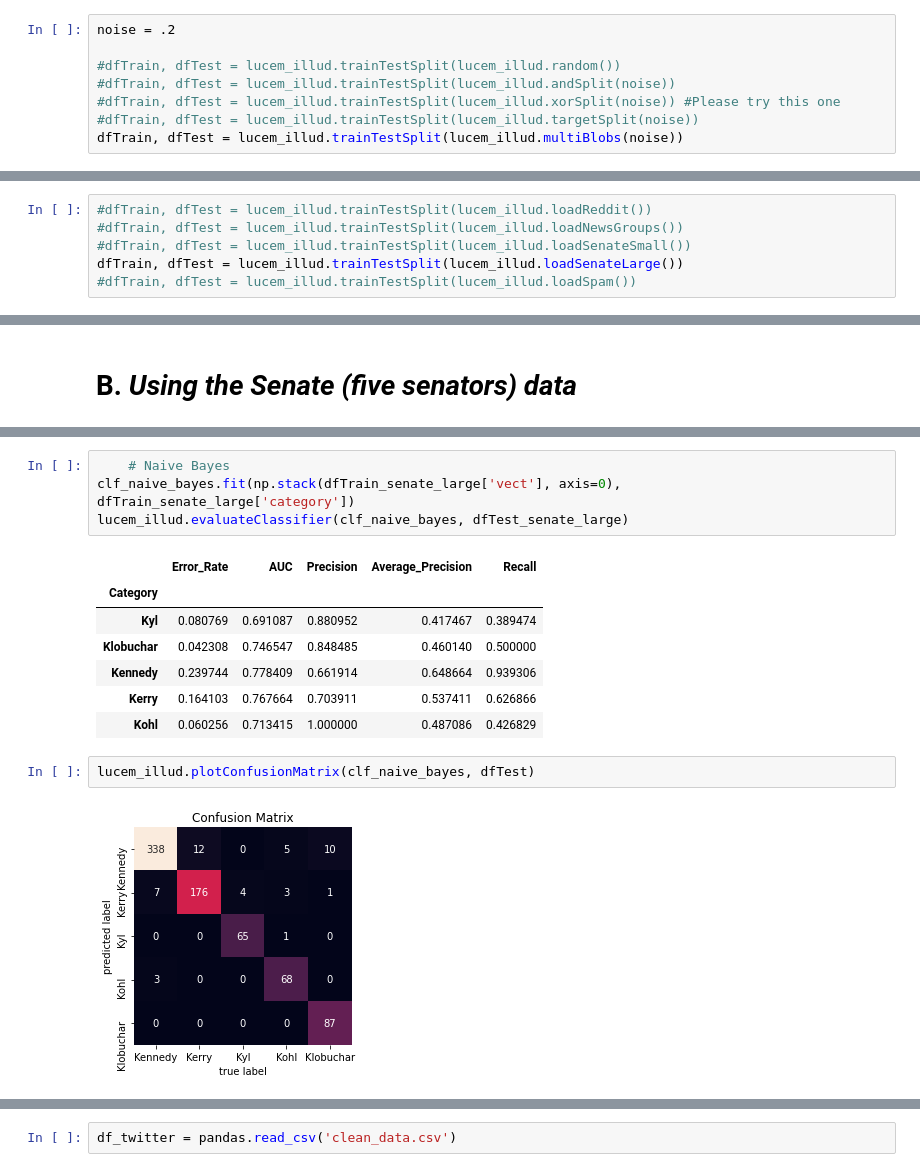
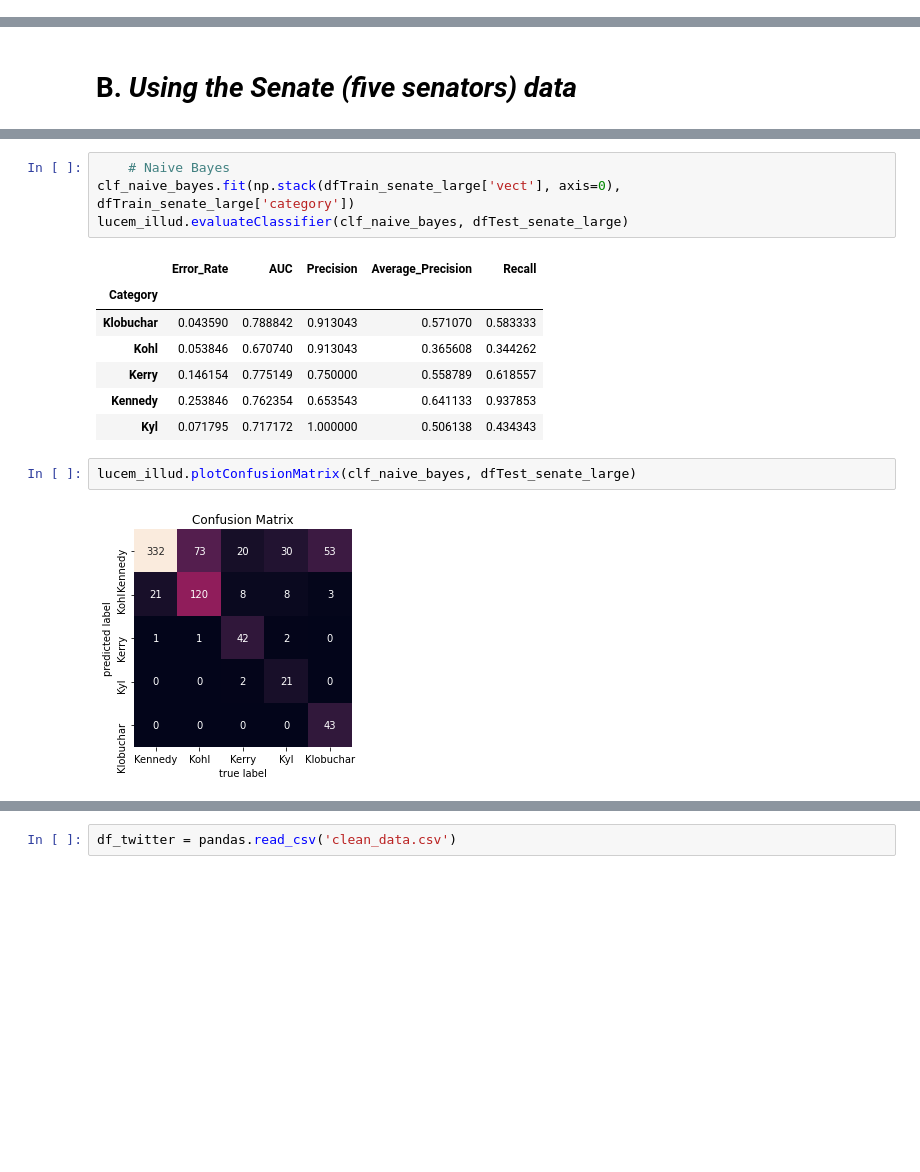
Before and after one commit to toecn/Homework-Notebooks, a Jupyter notebook: week-4/4-nte_toecn_hw4.ipynb, the cells around one changed output, grey strips where cells are left out. Cells and saved outputs as stored; diff of their text form; blank space fills up the shorter version.

```diff
--- a/week-4/4-nte_toecn_hw4.ipynb
+++ b/week-4/4-nte_toecn_hw4.ipynb
@@ -65,8 +47,0 @@ Uncomment (remove the # in front of) each dataset, one at a time, and then run t
-# %%
-noise = .2
-
-#dfTrain, dfTest = lucem_illud.trainTestSplit(lucem_illud.random())
-#dfTrain, dfTest = lucem_illud.trainTestSplit(lucem_illud.andSplit(noise))
-#dfTrain, dfTest = lucem_illud.trainTestSplit(lucem_illud.xorSplit(noise)) #Please try this one
-#dfTrain, dfTest = lucem_illud.trainTestSplit(lucem_illud.targetSplit(noise))
-dfTrain, dfTest = lucem_illud.trainTestSplit(lucem_illud.multiBlobs(noise))
@@ -236,6 +47,0 @@ Available data sets include:
-# %%
-#dfTrain, dfTest = lucem_illud.trainTestSplit(lucem_illud.loadReddit())
-#dfTrain, dfTest = lucem_illud.trainTestSplit(lucem_illud.loadNewsGroups())
-#dfTrain, dfTest = lucem_illud.trainTestSplit(lucem_illud.loadSenateSmall())
-dfTrain, dfTest = lucem_illud.trainTestSplit(lucem_illud.loadSenateLarge())
-#dfTrain, dfTest = lucem_illud.trainTestSplit(lucem_illud.loadSpam())
@@ -495,15 +243,15 @@ lucem_illud.evaluateClassifier(clf_naive_bayes, dfTest_senate_large)
 # %% [output]
 |  | Error_Rate | AUC | Precision | Average_Precision | Recall |
 | Category |  |  |  |  |  |
-| Kyl | 0.080769 | 0.691087 | 0.880952 | 0.417467 | 0.389474 |
-| Klobuchar | 0.042308 | 0.746547 | 0.848485 | 0.460140 | 0.500000 |
-| Kennedy | 0.239744 | 0.778409 | 0.661914 | 0.648664 | 0.939306 |
-| Kerry | 0.164103 | 0.767664 | 0.703911 | 0.537411 | 0.626866 |
-| Kohl | 0.060256 | 0.713415 | 1.000000 | 0.487086 | 0.426829 |
+| Klobuchar | 0.043590 | 0.788842 | 0.913043 | 0.571070 | 0.583333 |
+| Kohl | 0.053846 | 0.670740 | 0.913043 | 0.365608 | 0.344262 |
+| Kerry | 0.146154 | 0.775149 | 0.750000 | 0.558789 | 0.618557 |
+| Kennedy | 0.253846 | 0.762354 | 0.653543 | 0.641133 | 0.937853 |
+| Kyl | 0.071795 | 0.717172 | 1.000000 | 0.506138 | 0.434343 |
 # %%
-lucem_illud.plotConfusionMatrix(clf_naive_bayes, dfTest)
+lucem_illud.plotConfusionMatrix(clf_naive_bayes, dfTest_senate_large)
 # %% [output]
-[figure, old version]
+[figure, new version]
 # %%
     # Analogizes
     # Linear
```
Also changed, not shown: parts of 260 cells of this notebook.
